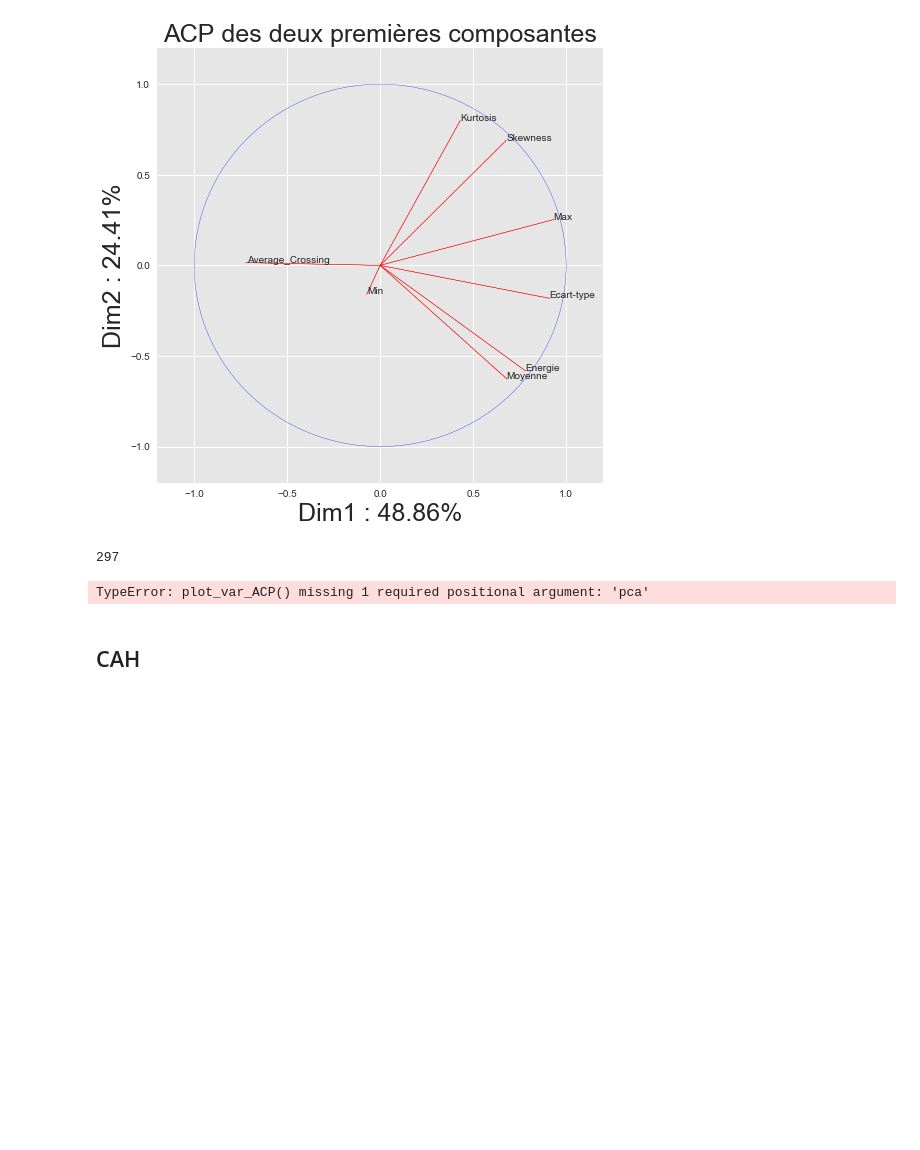
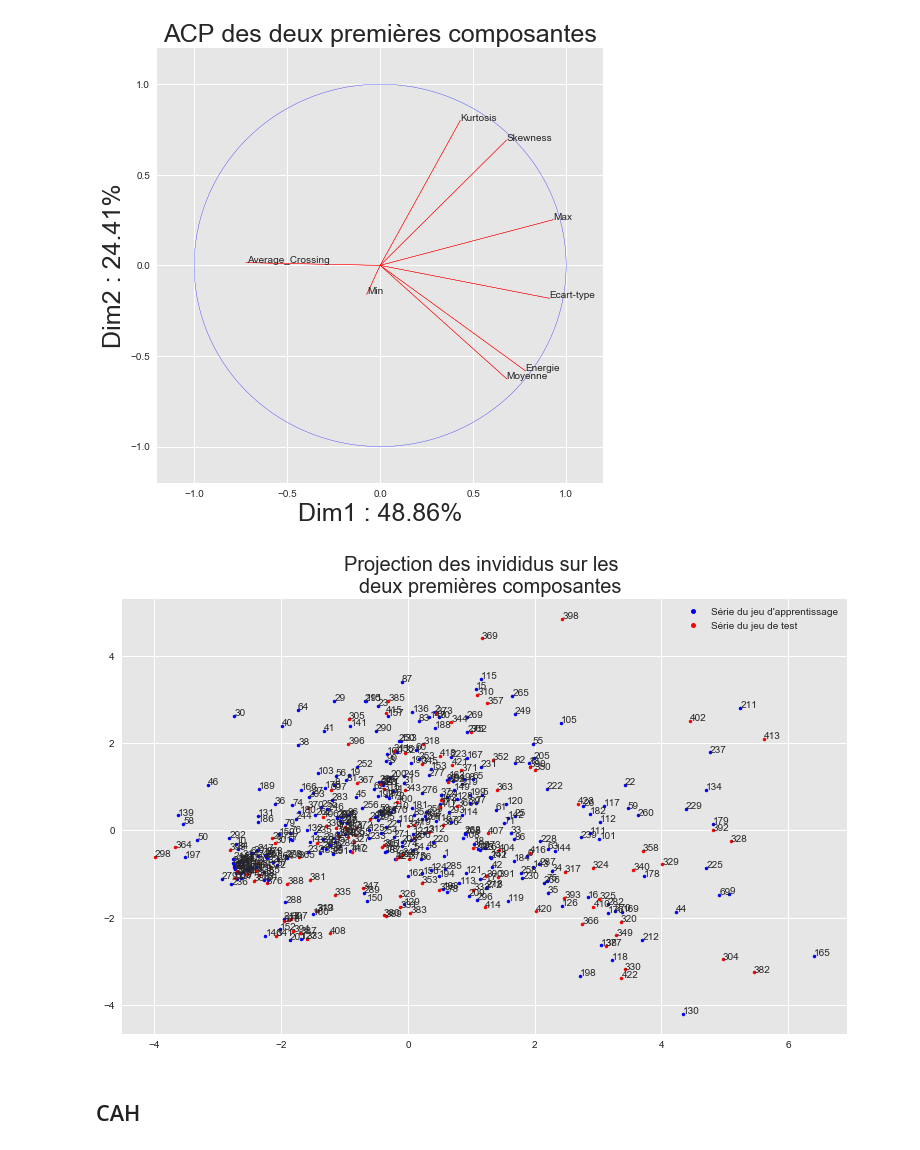
Before and after one commit to PaulCharnay/Projet_Anomalies, a Jupyter notebook: Avancement_projet_Anomalies_2_avril.ipynb, the cells around one changed output. Cells and saved outputs as stored; diff of their text form; code cells hidden in the pictures; blank space fills up the shorter version.

```diff
--- a/Avancement_projet_Anomalies_2_avril.ipynb
+++ b/Avancement_projet_Anomalies_2_avril.ipynb
@@ -467,47 +515,9 @@ ax.set_title("ACP des deux premières composantes",size=25)
 plt.show()
 # %% [output]
 [figure]
-# %%
-def plot_var_ACP(X_acp) :
-    acp = sd.PCA()
-    fig = plt.figure(figsize=(15,7))
-    ax = fig.add_subplot(1,2,1)
-    ax.bar(range(5), acp.explained_variance_ratio_[:5]*100, align='center', color='grey', ecolor='black')
-    ax.set_xticks(range(10))
-    ax.set_ylabel("Variance")
-    ax.set_title("Pourcentage de variance expliquée \n des premières composantes", fontsize=20)
-
-    ax = fig.add_subplot(1,2,2)
-    box = ax.boxplot(X_acp[:, 0:10])
-    ax.set_title("Distribution des premières composantes", fontsize=20)
-    plt.show()
-
-def plot_proj_ACP(X_acp, axe_1=0, axe_2=1, etiq=True) :
-    acp = sd.PCA()
-    fig = plt.figure(figsize=(13,8))
-    ax = fig.add_subplot(1,1,1)
-    dict_color = {True : "blue", False : "red"}
-
-    for x, y, s in zip(X_acp[:,axe_1], X_acp[:,axe_2], range(len(liste_comp))) :
-        ax.plot(x,y,marker=".", color=dict_color[s < len(liste_appr)])
-        if etiq :
-            ax.text(x, y, str(s))
-
-    ax.set_title("Projection des invididus sur les \n  deux premières composantes", fontsize=20)
-
-    legend_elements = [Line2D([0], [0], marker='.', color='blue', label='Série du jeu d\'apprentissage', markersize=10, linewidth=0),
-                       Line2D([0], [0], marker='.', color='red', label='Série du jeu de test', markersize=10, linewidth=0)]
-
-    ax.legend(handles=legend_elements)
-
-    plt.show()
-# %%
-len(liste_appr)
-# %% [output]
-297
-# %%
-plot_var_ACP(pca)
-# %% [output]
-TypeError: plot_var_ACP() missing 1 required positional argument: 'pca'
+# %%
+plot_proj_ACP(C)
+# %% [output]
+[figure, added]
 # %% [markdown]
 ## CAH
```
Also changed, not shown: parts of 31 cells of this notebook.
